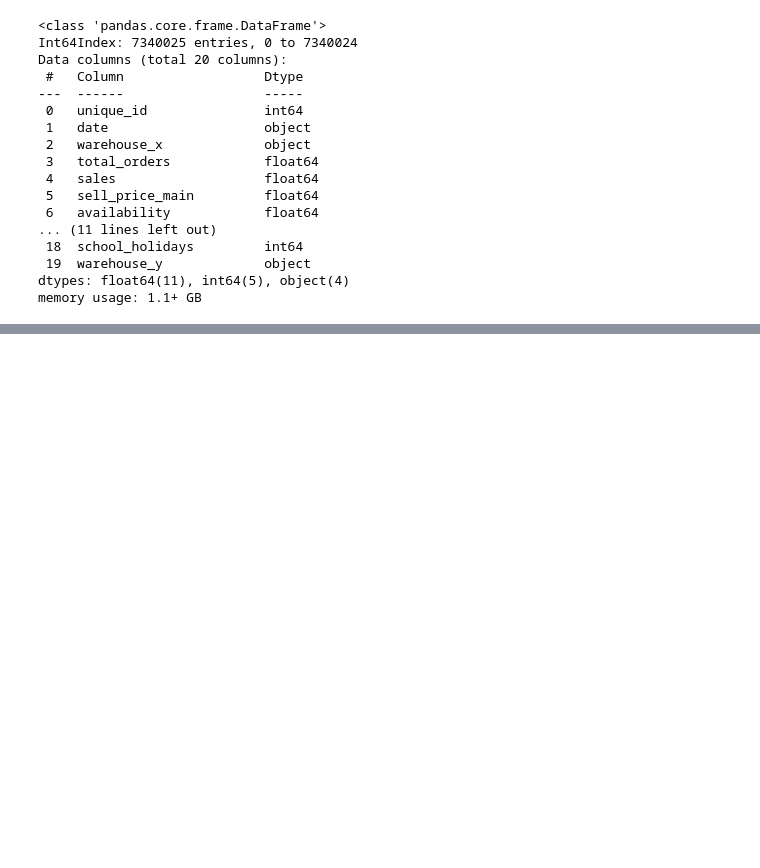
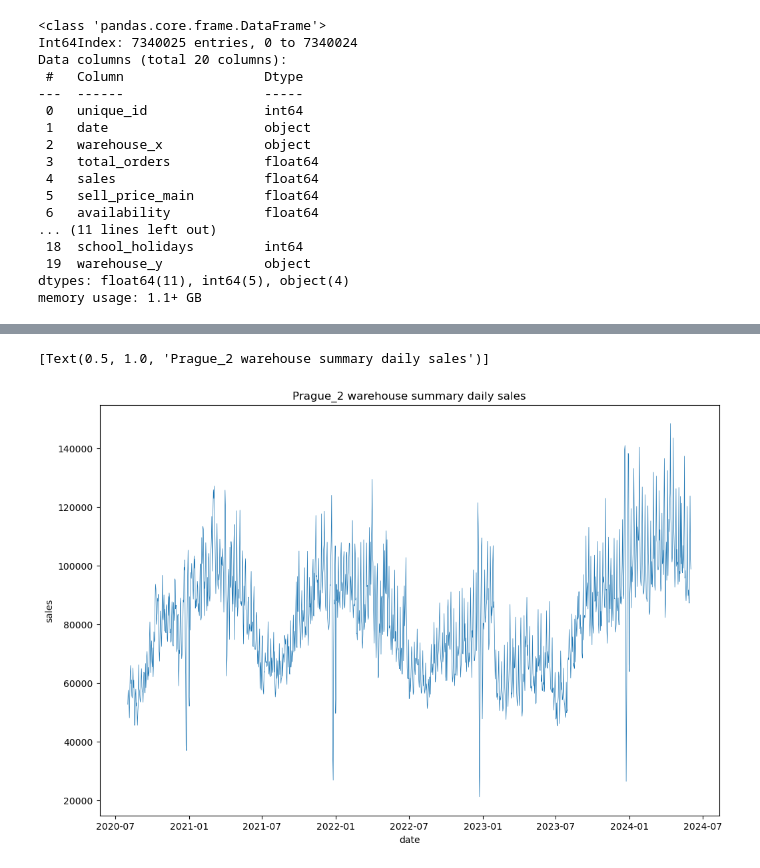
Before and after one commit to lmacakova/PFDA, a Jupyter notebook: pfda_project/project.ipynb, the cells around one changed output, grey strips where cells are left out. Saved outputs shown, nothing was run; the diff lists cells and outputs as text; code cells hidden in the pictures; blank space fills up the shorter version.

```diff
--- a/pfda_project/project.ipynb
+++ b/pfda_project/project.ipynb
@@ -536,0 +378,9 @@ ValueError: Index contains duplicate entries, cannot reshape
+# %%
+# Dataframes for every warehouse
+prague_1_df = sales_calendar[sales_calendar['warehouse'] == 'Prague_1']
+prague_2_df = sales_calendar[sales_calendar['warehouse'] == 'Prague_2']
+prague_3_df = sales_calendar[sales_calendar['warehouse'] == 'Prague_3']
+brno_1_df = sales_calendar[sales_calendar['warehouse'] == 'Brno_1']
+budapest_1_df = sales_calendar[sales_calendar['warehouse'] == 'Budapest_1']
+munich_1_df = sales_calendar[sales_calendar['warehouse'] == 'Munich_1']
+frankfurt_1_df = sales_calendar[sales_calendar['warehouse'] == 'Frankfurt_1']
@@ -536,0 +389,9 @@ ValueError: Index contains duplicate entries, cannot reshape
+# %%
+# Grouping values as for every warehouse there are thousands values for each day
+prague_1_grouped=prague_1_df.groupby(prague_1_df.index).agg({'total_orders':'sum','sales': 'sum','holiday_name': 'first', 'holiday':'first', 'shops_closed':'first', 'winter_school_holidays':'first','school_holidays':'first', 'year':'first', 'month':'first', 'day':'first', 'day_of_week':'first'})
+prague_2_grouped=prague_2_df.groupby(prague_2_df.index).agg({'total_orders':'sum','sales': 'sum','holiday_name': 'first', 'holiday':'first', 'shops_closed':'first', 'winter_school_holidays':'first','school_holidays':'first', 'year':'first', 'month':'first', 'day':'first', 'day_of_week':'first'})
+prague_3_grouped=prague_3_df.groupby(prague_3_df.index).agg({'total_orders':'sum','sales': 'sum','holiday_name': 'first', 'holiday':'first', 'shops_closed':'first', 'winter_school_holidays':'first','school_holidays':'first', 'year':'first', 'month':'first', 'day':'first', 'day_of_week':'first'})
+brno_1_grouped=brno_1_df.groupby(brno_1_df.index).agg({'total_orders':'sum','sales': 'sum','holiday_name': 'first', 'holiday':'first', 'shops_closed':'first', 'winter_school_holidays':'first','school_holidays':'first', 'year':'first', 'month':'first', 'day':'first', 'day_of_week':'first'})
+budapest_1_grouped=budapest_1_df.groupby(budapest_1_df.index).agg({'total_orders':'sum','sales': 'sum','holiday_name': 'first', 'holiday':'first', 'shops_closed':'first', 'winter_school_holidays':'first','school_holidays':'first', 'year':'first', 'month':'first', 'day':'first', 'day_of_week':'first'})
+munich_1_grouped=munich_1_df.groupby(munich_1_df.index).agg({'total_orders':'sum','sales': 'sum','holiday_name': 'first', 'holiday':'first', 'shops_closed':'first', 'winter_school_holidays':'first','school_holidays':'first', 'year':'first', 'month':'first', 'day':'first', 'day_of_week':'first'})
+frankfurt_1_grouped=frankfurt_1_df.groupby(frankfurt_1_df.index).agg({'total_orders':'sum','sales': 'sum','holiday_name': 'first', 'holiday':'first', 'shops_closed':'first', 'winter_school_holidays':'first','school_holidays':'first', 'year':'first', 'month':'first', 'day':'first', 'day_of_week':'first'})
@@ -536,0 +404,6 @@ ValueError: Index contains duplicate entries, cannot reshape
+# %%
+plt.figure(figsize=(12, 8))
+sns.lineplot(data=prague_2_grouped, x=prague_2_grouped.index, y=prague_2_grouped['sales'], linewidth=0.5, ).set(title='Prague_2 warehouse summary daily sales')
+# %% [output]
+[Text(0.5, 1.0, 'Prague_2 warehouse summary daily sales')]
+[figure, added]
```
Also changed, not shown: parts of 63 cells of this notebook.
